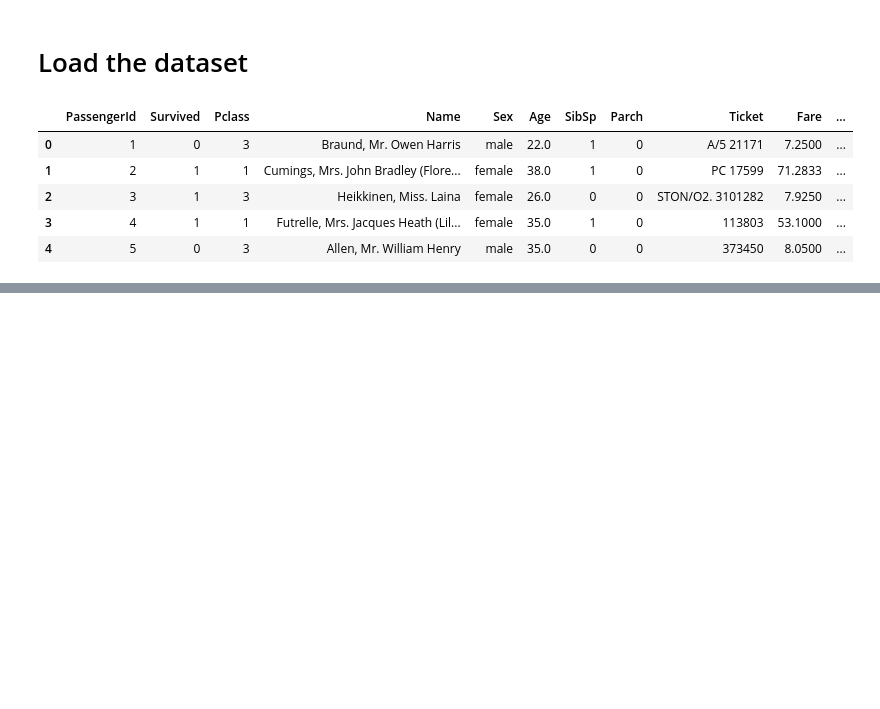
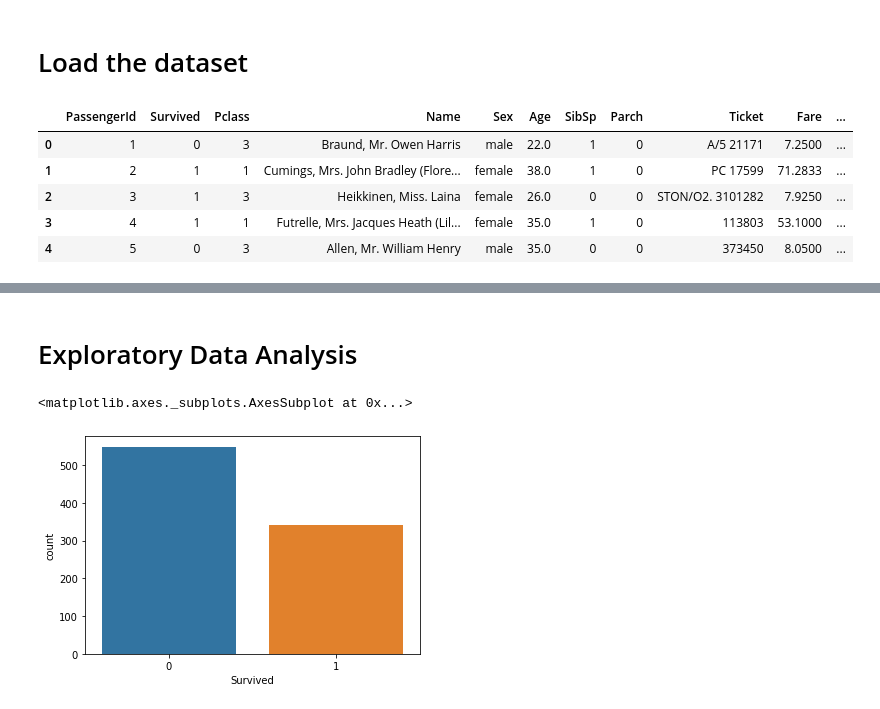
Before and after one commit to hirupiyumika/ML_Assignment2_IT18206524_IT18217414_IT18208368, a Jupyter notebook: Predict_survival_on_the_Titanic.ipynb, the cells around one changed output, grey strips where cells are left out. Drawn from its saved outputs; the diff is of its cells as text; code cells hidden in the pictures; blank space fills up the shorter version.

Commit message:
exploratory data analysis

```diff
--- a/Predict_survival_on_the_Titanic.ipynb
+++ b/Predict_survival_on_the_Titanic.ipynb
@@ -27,0 +67,9 @@ train.head()
+# %% [markdown]
+# Exploratory Data Analysis
+# %%
+## categorical attributes
+
+sns.countplot(train['Survived'])
+# %% [output]
+<matplotlib.axes._subplots.AxesSubplot at 0x...>
+[figure, added]
```
Also changed, not shown: parts of 14 cells of this notebook, 3 other files.
